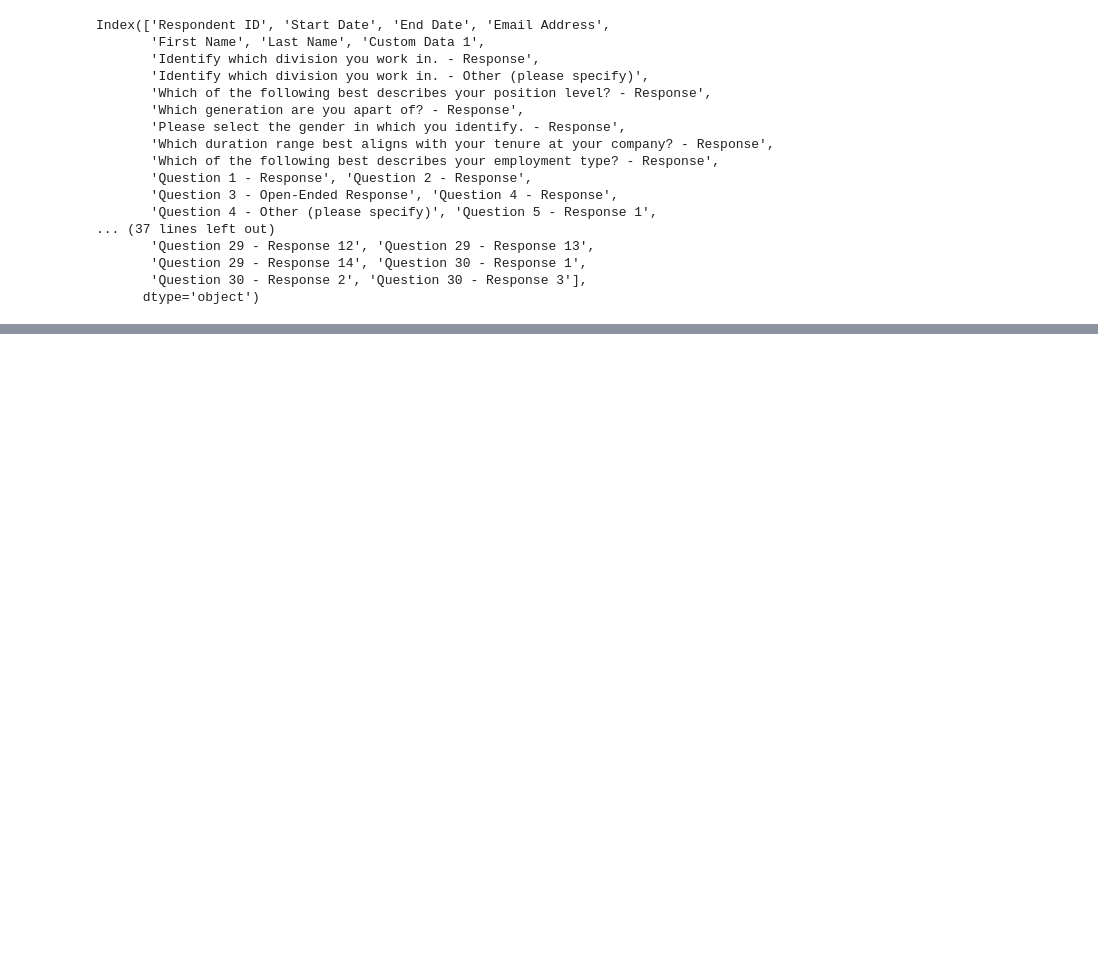
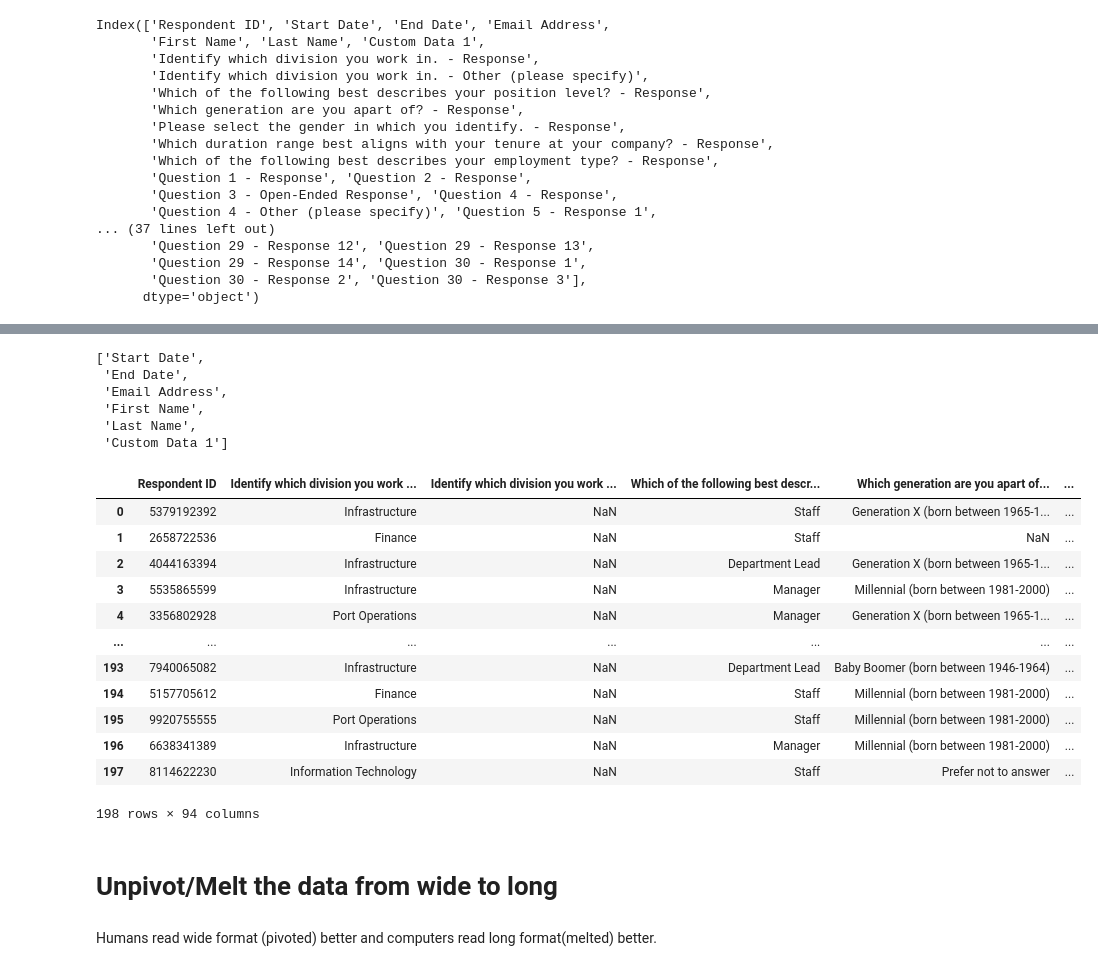
Before and after one commit to hemantrattey/MiniProjects, a Jupyter notebook: SurveyMonkey/Script 1 - Data_Manipulation.ipynb, the cells around one changed output, grey strips where cells are left out. Saved outputs shown, nothing was run; the diff lists cells and outputs as text; code cells hidden in the pictures; blank space fills up the shorter version.

```diff
--- a/SurveyMonkey/Script 1 - Data_Manipulation.ipynb
+++ b/SurveyMonkey/Script 1 - Data_Manipulation.ipynb
@@ -67,0 +80,33 @@ Index(['Respondent ID', 'Start Date', 'End Date', 'Email Address',
+# %%
+#We don't need Start Date, End Date, Email Address, First Name, Last Name and Custom Data 1 columms as they are all empty.
+columns_to_drop = ['Start Date', 'End Date', 'Email Address', 'First Name', 'Last Name', 'Custom Data 1']
+columns_to_drop
+# %% [output]
+['Start Date',
+ 'End Date',
+ 'Email Address',
+ 'First Name',
+ 'Last Name',
+ 'Custom Data 1']
+# %%
+dataset_modified = dataset_modified.drop(columns = columns_to_drop)
+# %%
+dataset_modified
+# %% [output]
+|  | Respondent ID | Identify which division you work ... | Identify which division you work ... | Which of the following best descr... | Which generation are you apart of... | ... |
+| 0 | 5379192392 | Infrastructure | NaN | Staff | Generation X (born between 1965-1... | ... |
+| 1 | 2658722536 | Finance | NaN | Staff | NaN | ... |
+| 2 | 4044163394 | Infrastructure | NaN | Department Lead | Generation X (born between 1965-1... | ... |
+| 3 | 5535865599 | Infrastructure | NaN | Manager | Millennial (born between 1981-2000) | ... |
+| 4 | 3356802928 | Port Operations | NaN | Manager | Generation X (born between 1965-1... | ... |
+| ... | ... | ... | ... | ... | ... | ... |
+| 193 | 7940065082 | Infrastructure | NaN | Department Lead | Baby Boomer (born between 1946-1964) | ... |
+| 194 | 5157705612 | Finance | NaN | Staff | Millennial (born between 1981-2000) | ... |
+| 195 | 9920755555 | Port Operations | NaN | Staff | Millennial (born between 1981-2000) | ... |
+| 196 | 6638341389 | Infrastructure | NaN | Manager | Millennial (born between 1981-2000) | ... |
+| 197 | 8114622230 | Information Technology | NaN | Staff | Prefer not to answer | ... |
+198 rows × 94 columns
+# %% [markdown]
+# Unpivot/Melt the data from wide to long
+# %% [markdown]
+Humans read wide format (pivoted) better and computers read long format(melted) better.
```
Also changed, not shown: parts of 27 cells of this notebook, 3 other files.
